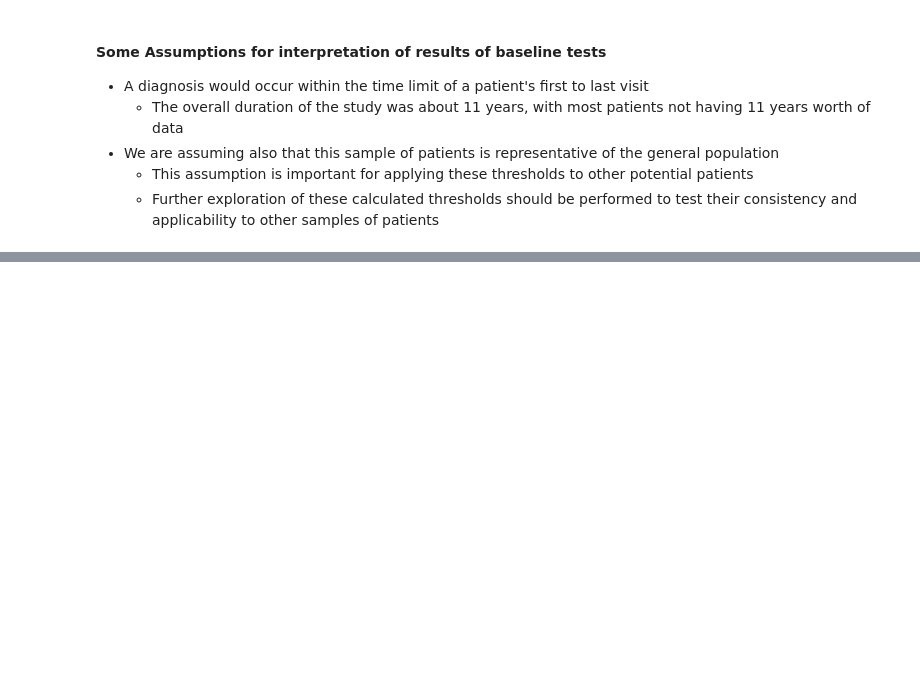
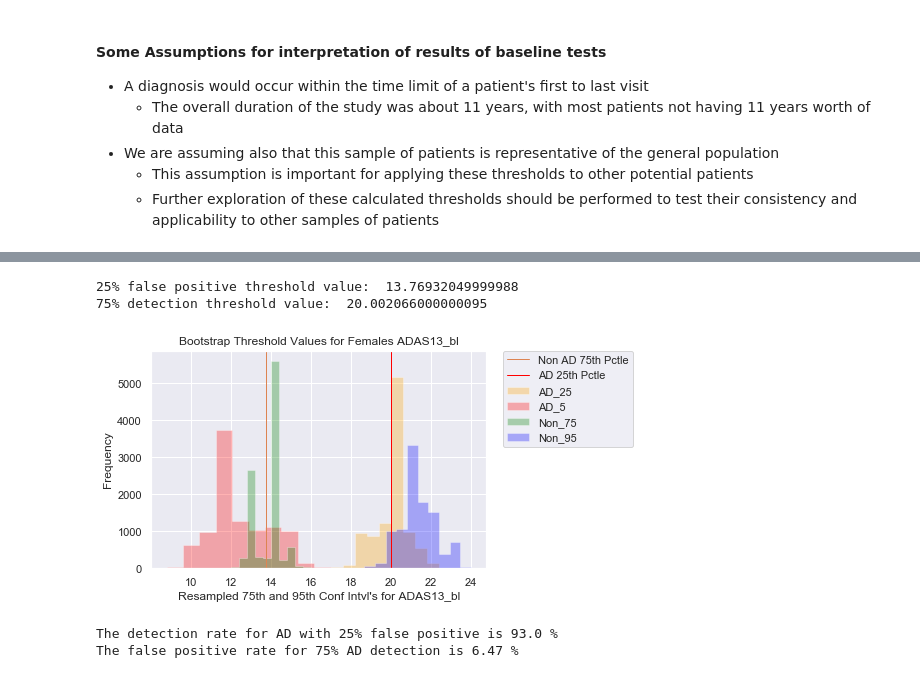
Before and after one commit to Haydost/Springboard_Portfolio, a Jupyter notebook: Capstone_1_Alzheimers_InProgress/3-Statistical_Data_Analysis.ipynb, the cells around one changed output, grey strips where cells are left out. Cells and saved outputs as stored; diff of their text form; code cells hidden in the pictures; blank space fills up the shorter version.

```diff
--- a/Capstone_1_Alzheimers_InProgress/3-Statistical_Data_Analysis.ipynb
+++ b/Capstone_1_Alzheimers_InProgress/3-Statistical_Data_Analysis.ipynb
@@ -676,0 +704,11 @@ Using the 75th percentile for patients that didn't develop AD as a threshold wou
+# %%
+bs_non_75, bs_ad_25 = sda.bs_percentile(final_exam, 'ADAS13_bl', 10000, 'females')
+# %% [output]
+25% false positive threshold value:  13.76932049999988
+75% detection threshold value:  20.002066000000095
+[figure, added]
+# %%
+sda.get_pctles(bs_non_75, bs_ad_25, final_exam, 'ADAS13_bl', 'females', increase=True)
+# %% [output]
+The detection rate for AD with 25% false positive is 93.0 %
+The false positive rate for 75% AD detection is 6.47 %
```
Also changed, not shown: parts of 113 cells of this notebook, 1 other file.
